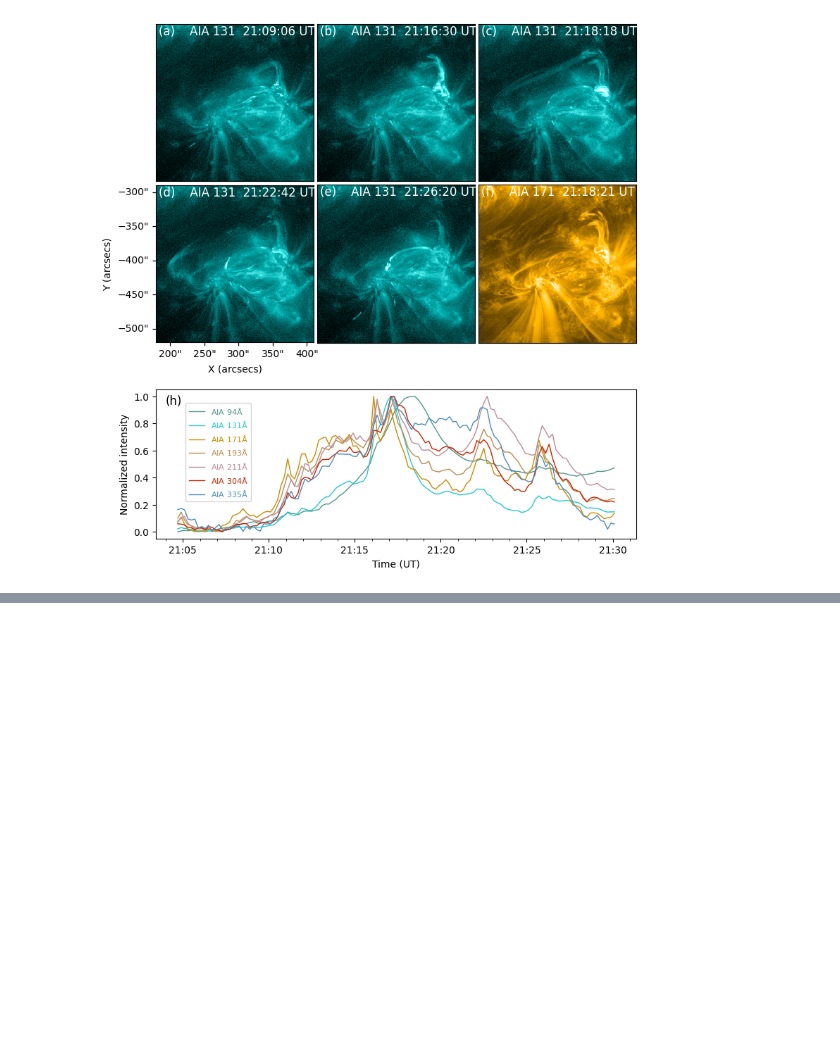
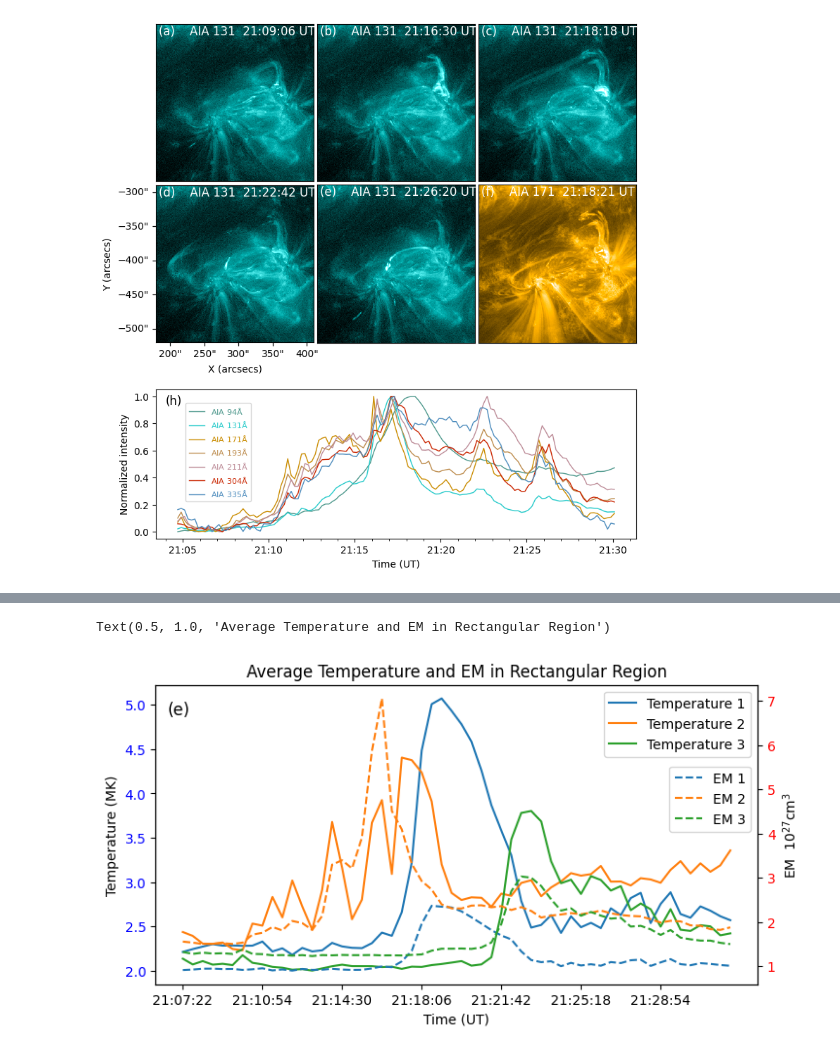
Before and after one commit to xiaosjh/reconnection, a Jupyter notebook: draw_image2.ipynb, the cells around one changed output, grey strips where cells are left out. Cells and saved outputs as stored; diff of their text form; code cells hidden in the pictures; blank space fills up the shorter version.

```diff
--- a/draw_image2.ipynb
+++ b/draw_image2.ipynb
@@ -185,0 +392,17 @@ plt.savefig(r'D:\Learning\PHD1st\magnetic_reconnecion\paper\fig2\aia_image_inten
+# %%
+time_list=glob.glob(r'D:\Learning\PHD1st\magnetic_reconnecion\data\AIA2\131\\'+'*.fits')
+file_list=glob.glob(r'D:\Learning\PHD1st\magnetic_reconnecion\data\AIA2\DEM2\\'+'*.sav')
+avg_temp=np.zeros((58,3))
+avg_em=np.zeros((58,3))
+for i in range(58):
+    datas=readsav(file_list[i*2+1])
+    result=datas['result']
+    smap_temp=result['SMAP_TEMP'][0]
+    smap_em=result['SMAP_EM'][0]
+
+    avg_temp[i,0]=np.mean(smap_temp[138:148,102:112])
+    avg_temp[i,1]=np.mean(smap_temp[140:150,142:152])
+    avg_temp[i,2]=np.mean(smap_temp[80:90,15:25])
+    avg_em[i,0]=np.mean(smap_em[138:148,102:112])
+    avg_em[i,1]=np.mean(smap_em[140:150,142:152])
+    avg_em[i,2]=np.mean(smap_em[80:90,15:25])
@@ -185,0 +441,28 @@ plt.savefig(r'D:\Learning\PHD1st\magnetic_reconnecion\paper\fig2\aia_image_inten
+# %%
+fig,ax1=plt.subplots(figsize=(8,4))
+#ax1=fig.add_subplot()
+ax1.plot((avg_temp[:56,0])/1e6,label='Temperature 1')
+ax1.plot((avg_temp[:56,1])/1e6,label='Temperature 2')
+ax1.plot((avg_temp[:56,2])/1e6,label='Temperature 3')
+ax1.set_xlabel('Time (UT)')
+ax1.set_ylabel('Temperature (MK)')
+labels_arr=[]
+#设置xticks
+for i in range(0,56,9):
+    labels_arr.append(file_list[i*2+1][-12:-4].replace("_",":"))
+ax1.set_xticks(ticks=np.arange(0,56,8),labels=labels_arr)
+ax1.tick_params(axis='y',labelcolor='b')
+ax2=ax1.twinx()
+ax2.plot(avg_em[:56,0]/1e27,label='EM 1',linestyle='--')
+ax2.plot(avg_em[:56,1]/1e27,label='EM 2',linestyle='--')
+ax2.plot(avg_em[:56,2]/1e27,label='EM 3',linestyle='--')
+ax2.set_ylabel('EM  '+ r'$10^{27} \text{cm}^3$')
+ax2.tick_params(axis='y',labelcolor='r')
+ax1.legend(loc='upper right')
+ax2.legend(loc='upper right',bbox_to_anchor=(1.0,0.75))
+# 显示图形
+ax1.text(0.02,0.9,'(e)',color='black',transform=ax1.transAxes,fontsize=12)
+plt.title('Average Temperature and EM in Rectangular Region',size=12)
+# %% [output]
+Text(0.5, 1.0, 'Average Temperature and EM in Rectangular Region')
+[figure, added]
```
Also changed, not shown: parts of 12 cells of this notebook, 2 other files.
